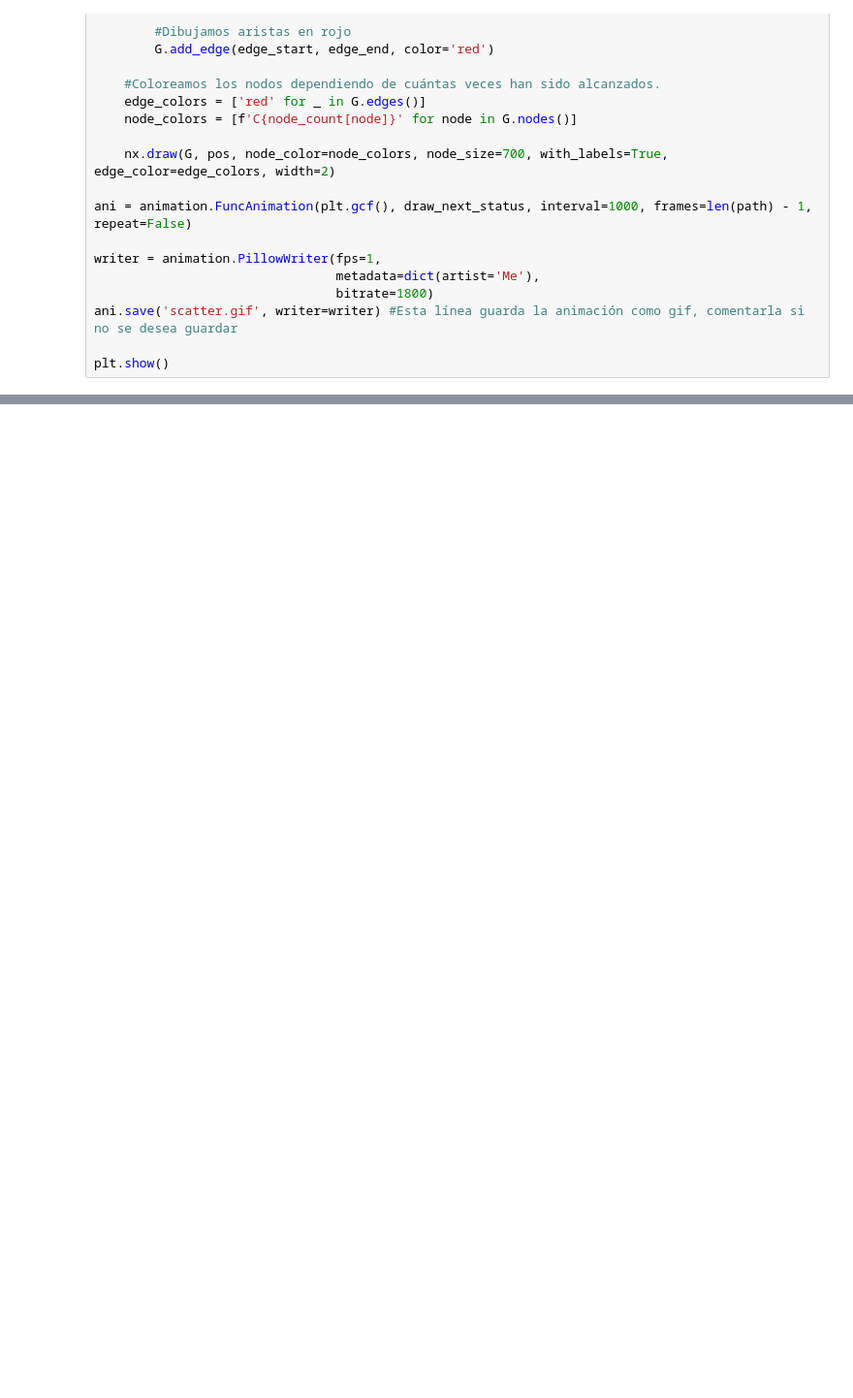
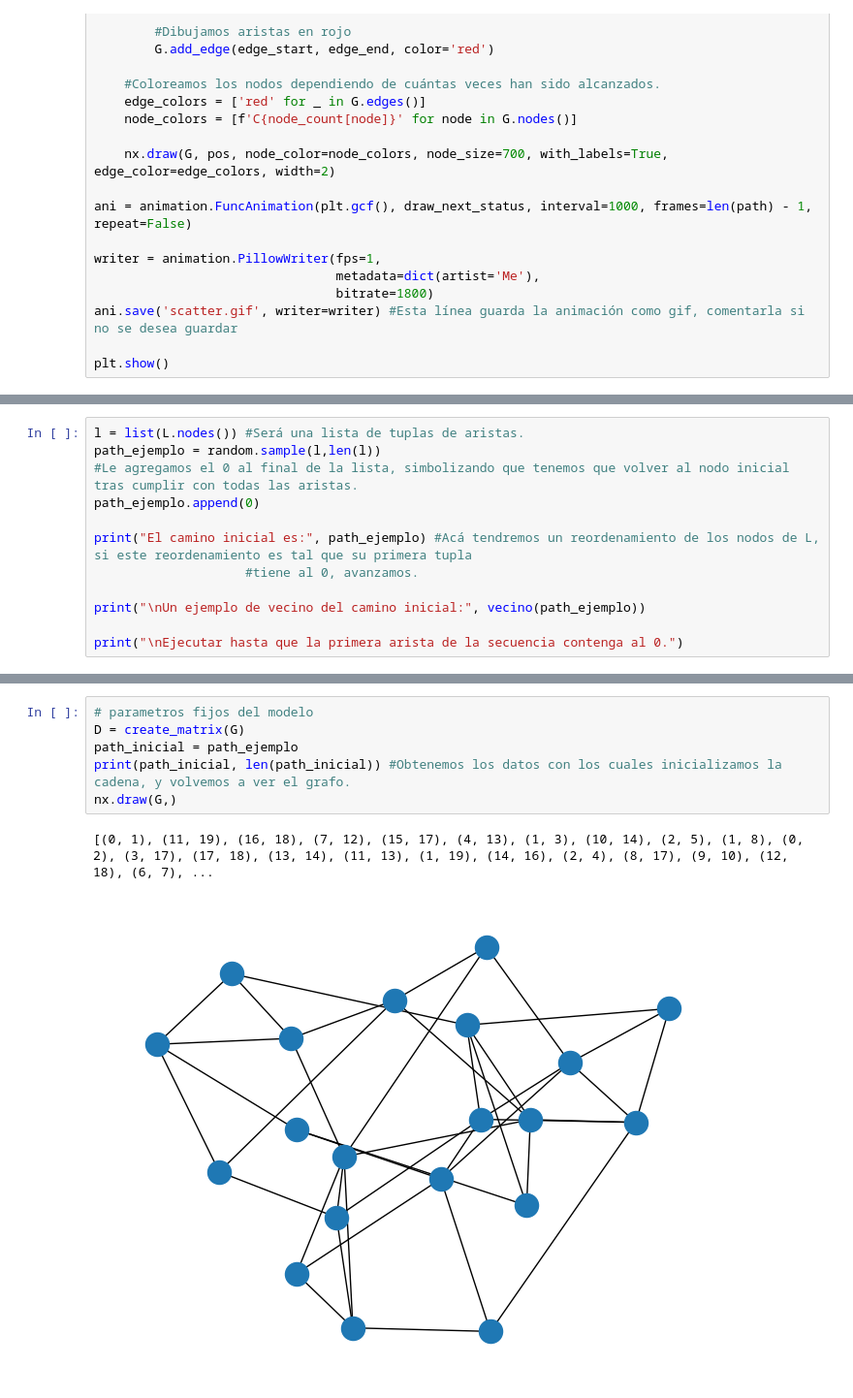
Before and after one commit to BrunoSkarmeta/CPP-SA, a Jupyter notebook: algoritmo.ipynb, the cells around one changed output, grey strips where cells are left out. Shown at 97% size. Saved outputs shown, nothing was run; the diff lists cells and outputs as text; blank space fills up the shorter version.

```diff
--- a/algoritmo.ipynb
+++ b/algoritmo.ipynb
@@ -381,0 +447,12 @@ plt.show()
+# %%
+l = list(L.nodes()) #Será una lista de tuplas de aristas.
+path_ejemplo = random.sample(l,len(l))
+#Le agregamos el 0 al final de la lista, simbolizando que tenemos que volver al nodo inicial tras cumplir con todas las aristas.
+path_ejemplo.append(0)
+
+print("El camino inicial es:", path_ejemplo) #Acá tendremos un reordenamiento de los nodos de L, si este reordenamiento es tal que su primera tupla
+                    #tiene al 0, avanzamos.
+
+print("\nUn ejemplo de vecino del camino inicial:", vecino(path_ejemplo))
+
+print("\nEjecutar hasta que la primera arista de la secuencia contenga al 0.")
@@ -381,0 +465,9 @@ plt.show()
+# %%
+# parametros fijos del modelo
+D = create_matrix(G)
+path_inicial = path_ejemplo
+print(path_inicial, len(path_inicial)) #Obtenemos los datos con los cuales inicializamos la cadena, y volvemos a ver el grafo.
+nx.draw(G,)
+# %% [output]
+[(0, 1), (11, 19), (16, 18), (7, 12), (15, 17), (4, 13), (1, 3), (10, 14), (2, 5), (1, 8), (0, 2), (3, 17), (17, 18), (13, 14), (11, 13), (1, 19), (14, 16), (2, 4), (8, 17), (9, 10), (12, 18), (6, 7), ...
+[figure, added]
```
Also changed, not shown: parts of 44 cells of this notebook, 2 other files.
